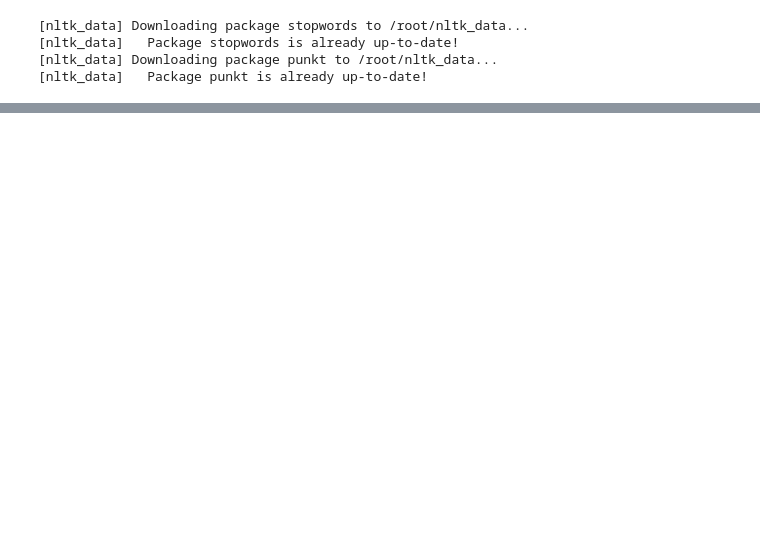
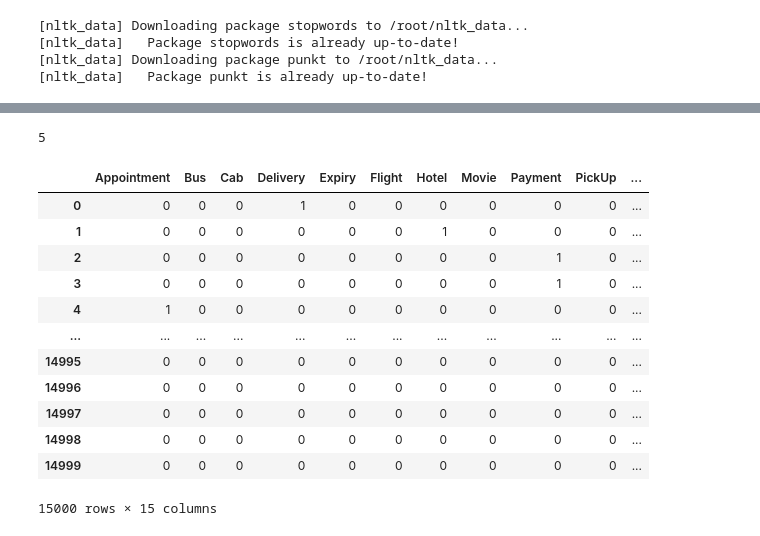
Before and after one commit to TaymoorAk/SMS-Classification, a Jupyter notebook: 15-6-20/Classifying_SMS.ipynb, the cells around one changed output, grey strips where cells are left out. Saved outputs shown, nothing was run; the diff lists cells and outputs as text; code cells hidden in the pictures; blank space fills up the shorter version.

```diff
--- a/15-6-20/Classifying_SMS.ipynb
+++ b/15-6-20/Classifying_SMS.ipynb
@@ -46,5 +78,0 @@ Name: Label, Length: 42000, dtype: object
-# %%
-from sklearn.utils import shuffle
-dataset = shuffle(dataset)
-dataset.reset_index(drop=True)
-dataset.head
@@ -88,7 +101,9 @@ def clean_data(x):
 # %%
 cleaned = clean_data(dataset["Message"])
 # %%
-# cleaned2=[]
-# for msg in cleaned:
-#   cleaned2.append(nltk.word_tokenize(msg))
+cleaned2=[]
+for msg in cleaned:
+  cleaned2.append(nltk.word_tokenize(msg))
+# %%
+dataset["Message"] = cleaned2
 # %%
@@ -245,0 +263,20 @@ Test set
+# %%
+sample_predict("True Value : Service of your car KA61H6744 is due in 37 days on 2010-11-22. Please contact us at 9228374456 to book a service.")
+# %% [output]
+5
+# %%
+Y
+# %% [output]
+|  | Appointment | Bus | Cab | Delivery | Expiry | Flight | Hotel | Movie | Payment | PickUp | ... |
+| 0 | 0 | 0 | 0 | 1 | 0 | 0 | 0 | 0 | 0 | 0 | ... |
+| 1 | 0 | 0 | 0 | 0 | 0 | 0 | 1 | 0 | 0 | 0 | ... |
+| 2 | 0 | 0 | 0 | 0 | 0 | 0 | 0 | 0 | 1 | 0 | ... |
+| 3 | 0 | 0 | 0 | 0 | 0 | 0 | 0 | 0 | 1 | 0 | ... |
+| 4 | 1 | 0 | 0 | 0 | 0 | 0 | 0 | 0 | 0 | 0 | ... |
+| ... | ... | ... | ... | ... | ... | ... | ... | ... | ... | ... | ... |
+| 14995 | 0 | 0 | 0 | 0 | 0 | 0 | 0 | 0 | 0 | 0 | ... |
+| 14996 | 0 | 0 | 0 | 0 | 0 | 0 | 0 | 0 | 0 | 0 | ... |
+| 14997 | 0 | 0 | 0 | 0 | 0 | 0 | 0 | 0 | 0 | 0 | ... |
+| 14998 | 0 | 0 | 0 | 0 | 0 | 0 | 0 | 0 | 0 | 0 | ... |
+| 14999 | 0 | 0 | 0 | 0 | 0 | 0 | 0 | 0 | 0 | 0 | ... |
+15000 rows × 15 columns
```
Also changed, not shown: parts of 23 cells of this notebook.
